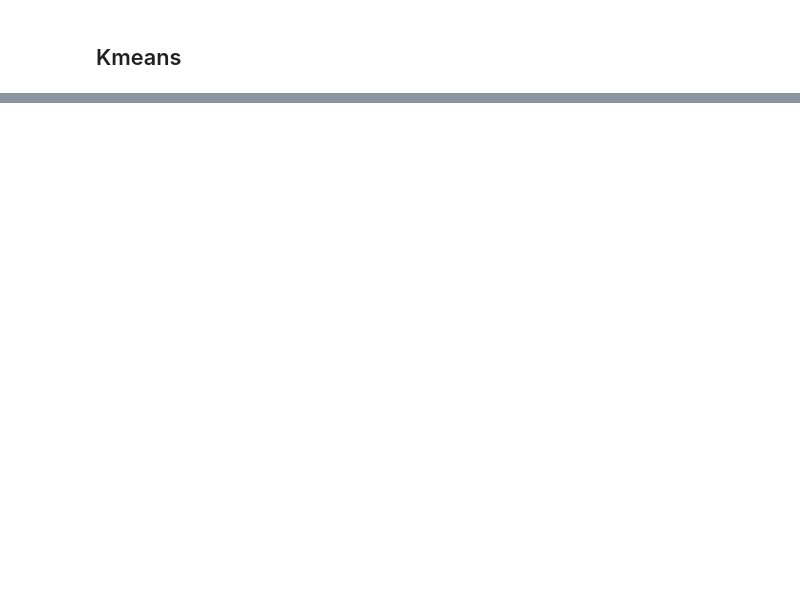
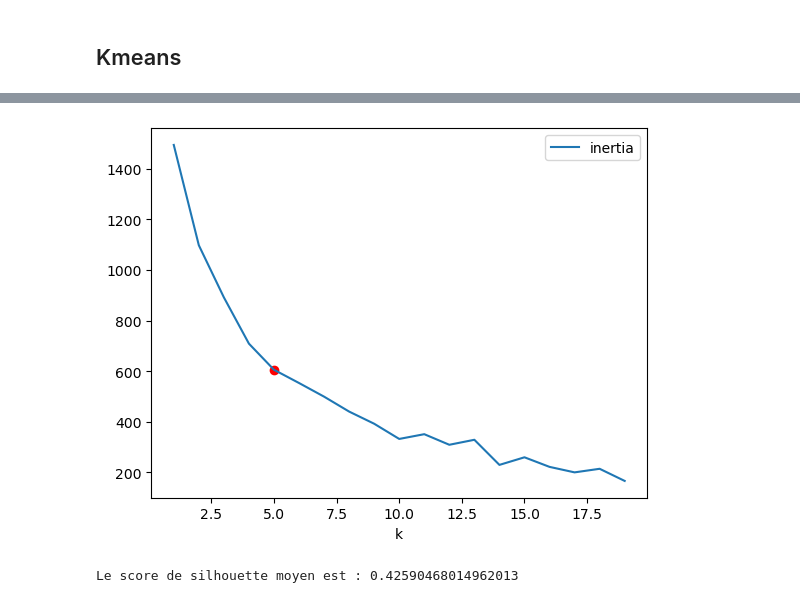
Before and after one commit to ahmedmokeddem/dalas, a Jupyter notebook: code/code EDA/Clustering.ipynb, the cells around one changed output, grey strips where cells are left out. Drawn from its saved outputs; the diff is of its cells as text; code cells hidden in the pictures; blank space fills up the shorter version.

```diff
--- a/code/code EDA/Clustering.ipynb
+++ b/code/code EDA/Clustering.ipynb
@@ -128,0 +171,18 @@ clusters_desc3.groupby("classe").mean()
+# %%
+# Choix du nombre k de clusters à former
+inertia = []
+for k in range(1, 20):
+    kmeans_i = KMeans(n_clusters = k, init = "random", n_init = 20).fit(df_num_norm)
+    inertia = inertia + [kmeans_i.inertia_]
+inertia = pd.DataFrame({"k": range(1, 20), "inertia": inertia})
+inertia.plot.line(x = "k", y = "inertia")
+plt.scatter(5, inertia.query('k == 5')["inertia"], c = "red")
+plt.show()
+# %% [output]
+[figure, added]
+# %%
+# Afficher le Silhouette score
+silhouette_avg = silhouette_score(df_num_norm, kmeans.labels_)
+print("Le score de silhouette moyen est :", silhouette_avg)
+# %% [output]
+Le score de silhouette moyen est : 0.42590468014962013
```
Also changed, not shown: parts of 19 cells of this notebook.
